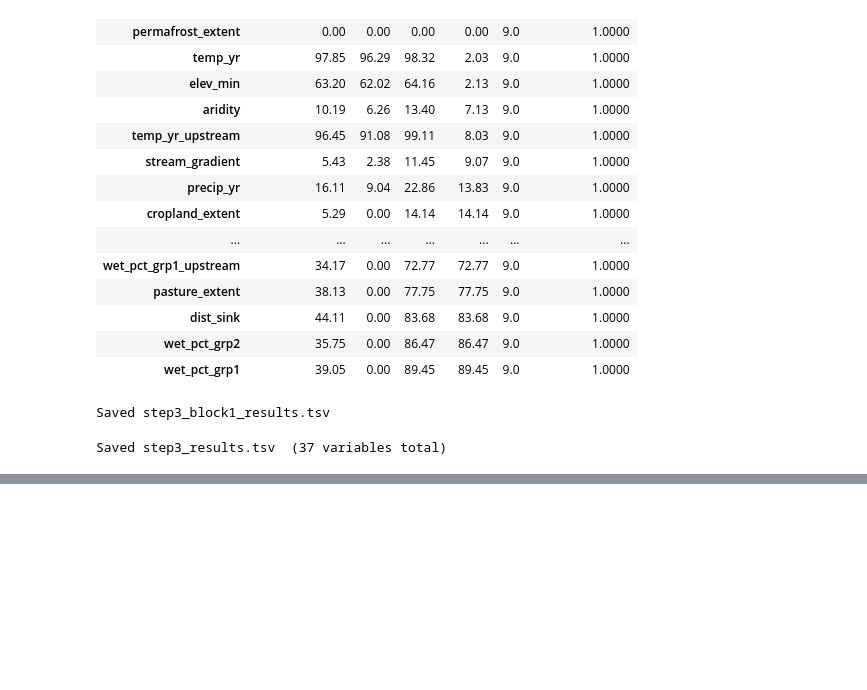
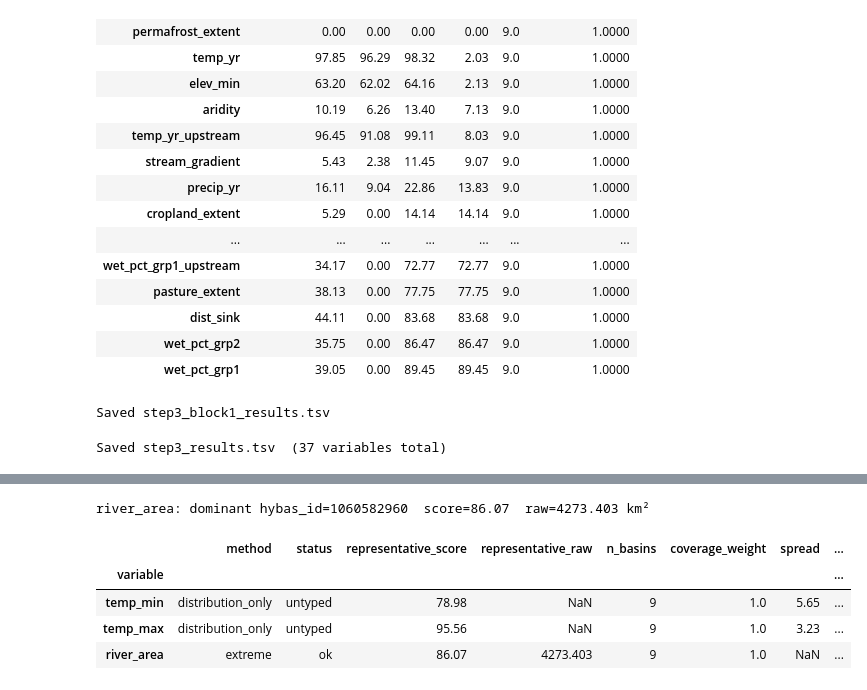
Before and after one commit to kgeographer/edops, a Jupyter notebook: notebooks/edop/areas/step3_aggregation.ipynb, the cells around one changed output, grey strips where cells are left out. Saved outputs shown, nothing was run; the diff lists cells and outputs as text; code cells hidden in the pictures; blank space fills up the shorter version.

```diff
--- a/notebooks/edop/areas/step3_aggregation.ipynb
+++ b/notebooks/edop/areas/step3_aggregation.ipynb
@@ -905,0 +1043,68 @@ print(f'step3_block3_mixture.tsv : {len(new_mix)} rows  ({len(existing_mix)} pre
+# %%
+# Cell 23 — Block 5 Method B: extreme (river_area)
+#
+# Local-anomaly: area-weighting would dilute the spike.
+# Select the basin with the highest river_area score (monotone with raw value).
+# Report that basin's score and native raw value; carry dominant_hybas_id.
+
+b5_extreme_rows = []
+
+for var in EXTREME_VARS:
+    if not extreme_present.get(var, False):
+        print(f'SKIP {var}: not in score matrix')
+        continue
+
+    col  = joined[var].apply(pd.to_numeric, errors='coerce')
+    mask = col.notna()
+    cov_w = float(joined.loc[mask, 'weight'].sum())
+    n     = int(mask.sum())
+
+    dom_idx   = col.idxmax()
+    dom_score = round(float(col.loc[dom_idx]), 2)
+    dom_raw   = round(float(raw_df.loc[dom_idx, var]), 3) if var in raw_df.columns else np.nan
+    dom_hybas = int(dom_idx)
+
+    b5_extreme_rows.append({
+        'variable':             var,
+        'method':               'extreme',
+        'status':               'ok',
+        'representative_score': dom_score,
+        'representative_raw':   dom_raw,
+        'n_basins':             n,
+        'coverage_weight':      round(cov_w, 4),
+        'spread':               np.nan,
+        'p10':                  np.nan,
+        'p90':                  np.nan,
+        'weight_at_zero':       np.nan,
+        'dominant_hybas_id':    dom_hybas,
+        'modal_class_id':       pd.NA,
+        'modal_share':          np.nan,
+        'n_classes':            np.nan,
+        'concentration':        np.nan,
+        'verdict':              np.nan,
+    })
+    print(f'{var}: dominant hybas_id={dom_hybas}  score={dom_score}  raw={dom_raw} km²')
+
+b5_extreme_df = pd.DataFrame(b5_extreme_rows).set_index('variable')
+if len(b5_extreme_df):
+    b5_extreme_df['dominant_hybas_id'] = b5_extreme_df['dominant_hybas_id'].astype('Int64')
+    b5_extreme_df['modal_class_id']    = b5_extreme_df['modal_class_id'].astype('Int64')
+# %% [output]
+river_area: dominant hybas_id=1060582960  score=86.07  raw=4273.403 km²
+# %%
+# Cell 24 — assemble Block 5 in memory (no writes)
+
+b5_df = pd.concat([b5_dist_df, b5_extreme_df] if len(b5_extreme_df) else [b5_dist_df])
+
+print(f'Block 5 total: {len(b5_df)} rows')
+print(f'  distribution_only : {(b5_df["method"] == "distribution_only").sum()}')
+print(f'  extreme           : {(b5_df["method"] == "extreme").sum()}')
+print()
+display(b5_df[['method', 'status', 'representative_score', 'representative_raw',
+               'n_basins', 'coverage_weight', 'spread', 'p10', 'p90']])
+# %% [output]
+|  | method | status | representative_score | representative_raw | n_basins | coverage_weight | spread | ... |
+| variable |  |  |  |  |  |  |  | ... |
+| temp_min | distribution_only | untyped | 78.98 | NaN | 9 | 1.0 | 5.65 | ... |
+| temp_max | distribution_only | untyped | 95.56 | NaN | 9 | 1.0 | 3.23 | ... |
+| river_area | extreme | ok | 86.07 | 4273.403 | 9 | 1.0 | NaN | ... |
```
Also changed, not shown: parts of 4 cells of this notebook, 1 other file.
